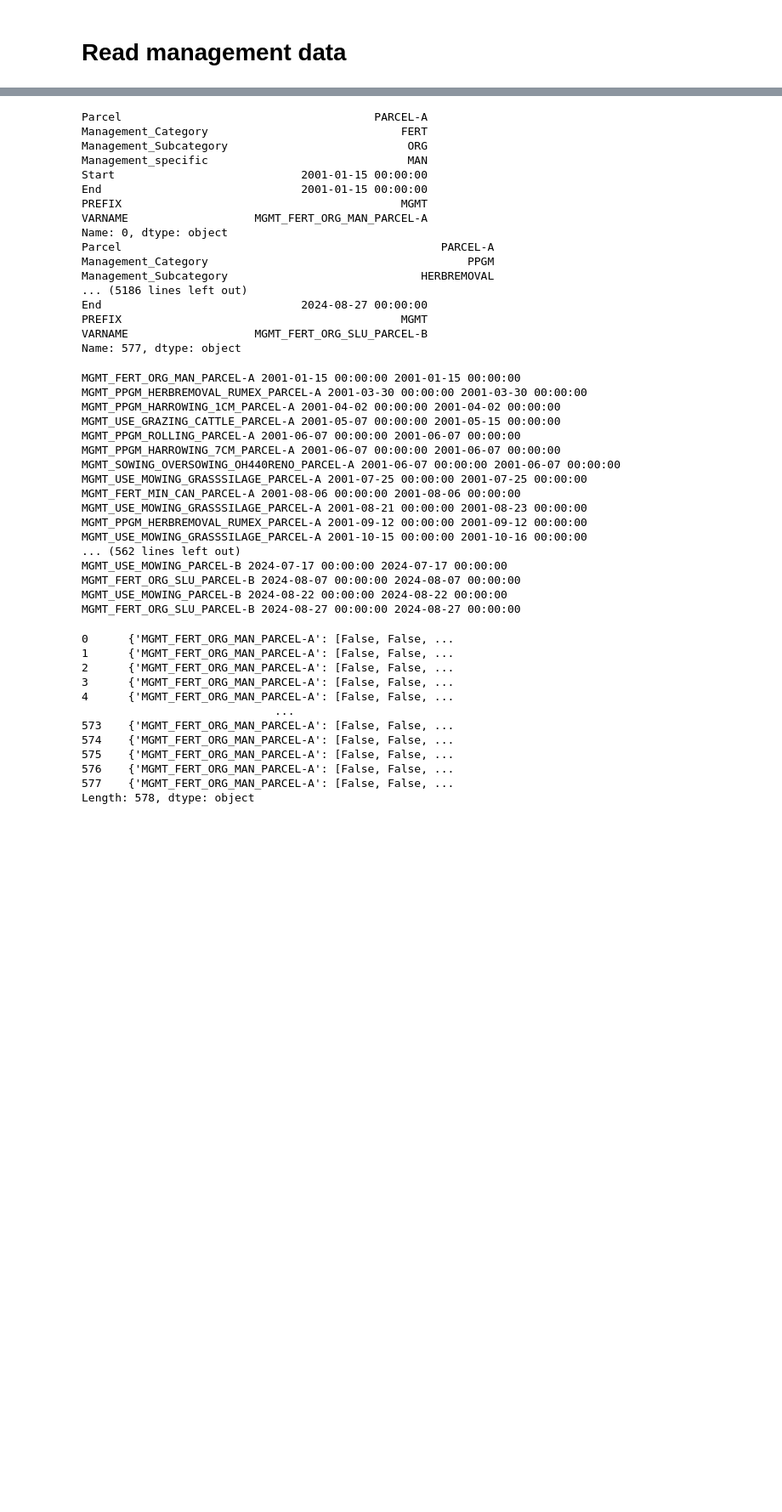
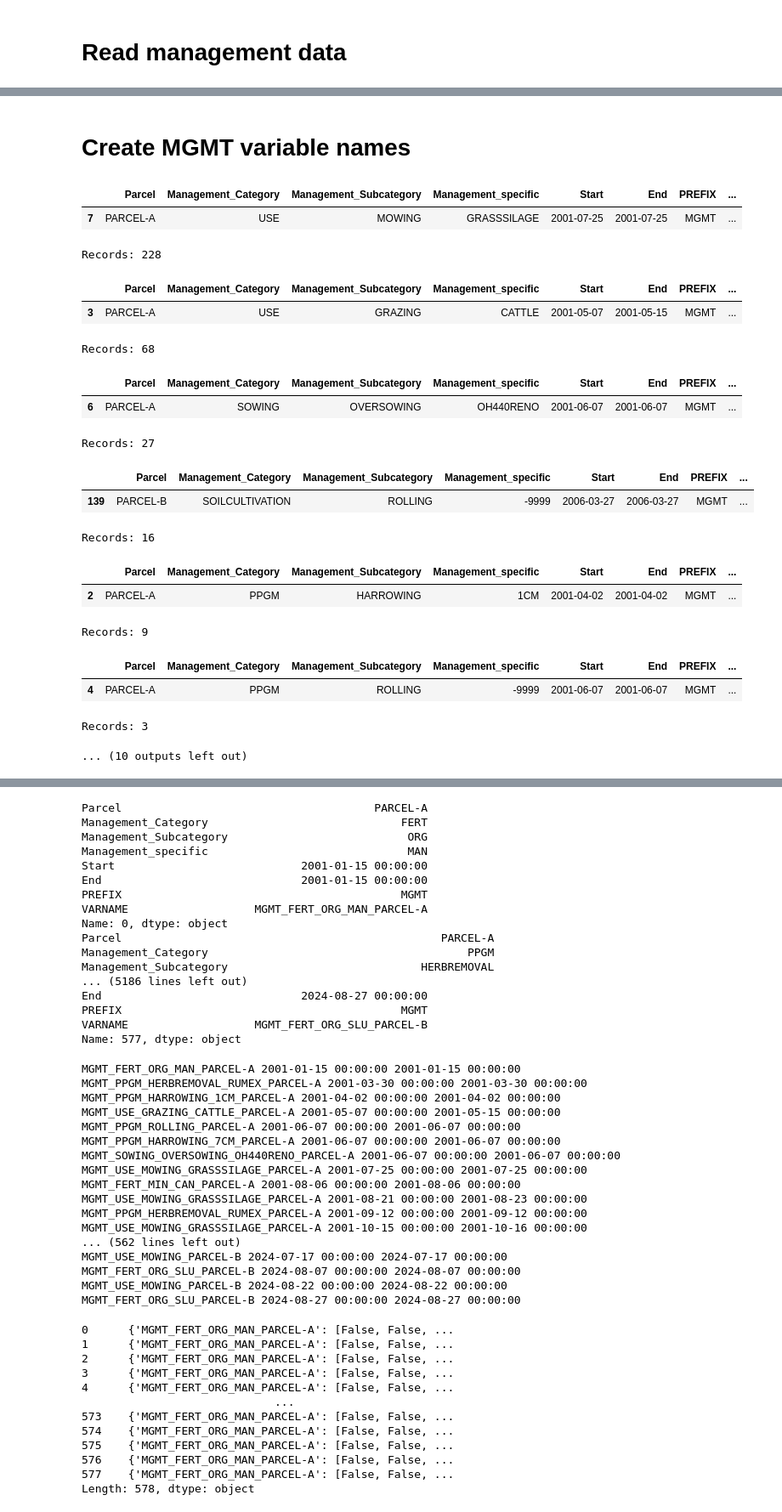
Before and after one commit to holukas/dataset_cha_fp2024_2005-2023, a Jupyter notebook: notebooks/15_MANAGEMENT/read.ipynb, the cells around one changed output, grey strips where cells are left out. Shown at 85% size. Saved outputs shown, nothing was run; the diff lists cells and outputs as text; code cells hidden in the pictures; blank space fills up the shorter version.

```diff
--- a/notebooks/15_MANAGEMENT/read.ipynb
+++ b/notebooks/15_MANAGEMENT/read.ipynb
@@ -162,0 +213,51 @@ counts_df.to_csv("management_consolidation.csv", index=False)
+# %% [markdown]
+# Create MGMT variable names
+# %%
+df['_TEMP'] = ''
+df['MGMT'] = ''
+
+def rename(startswith, replacewith):
+
+    locs = df['MGMT_SPECIFIC'].str.startswith(startswith)
+
+    df.loc[locs, '_TEMP'] = replacewith
+    df.loc[locs, 'MGMT'] = replacewith + "_" + df.loc[locs, 'Parcel']
+    display(df[locs].head(1))
+    print(f"Records: {len(df[locs])}")
+
+rename(startswith="MGMT_USE_MOWING", replacewith="MGMT_MOWING")
+
+rename(startswith="MGMT_USE_GRAZING", replacewith="MGMT_GRAZING")
+
+rename(startswith="MGMT_SOWING", replacewith="MGMT_SOWING")
+
+rename(startswith="MGMT_SOILCULTIVATION", replacewith="MGMT_SOILCULTIVATION")
+rename(startswith="MGMT_PPGM_HARROWING", replacewith="MGMT_SOILCULTIVATION")
+rename(startswith="MGMT_PPGM_ROLLING", replacewith="MGMT_SOILCULTIVATION")
+
+rename(startswith="MGMT_PPGM_PESTICIDE", replacewith="MGMT_PESTICIDE_HERBICIDE")
+rename(startswith="MGMT_PPGM_HERBREMOVAL", replacewith="MGMT_PESTICIDE_HERBICIDE")
+rename(startswith="MGMT_PPGM_HERBICIDE", replacewith="MGMT_PESTICIDE_HERBICIDE")
+
+rename(startswith="MGMT_FERT_ORG", replacewith="MGMT_FERT_ORG")
+rename(startswith="MGMT_FERT_MIN", replacewith="MGMT_FERT_MIN")
+# %% [output]
+|  | Parcel | Management_Category | Management_Subcategory | Management_specific | Start | End | PREFIX | ... |
+| 7 | PARCEL-A | USE | MOWING | GRASSSILAGE | 2001-07-25 | 2001-07-25 | MGMT | ... |
+Records: 228
+|  | Parcel | Management_Category | Management_Subcategory | Management_specific | Start | End | PREFIX | ... |
+| 3 | PARCEL-A | USE | GRAZING | CATTLE | 2001-05-07 | 2001-05-15 | MGMT | ... |
+Records: 68
+|  | Parcel | Management_Category | Management_Subcategory | Management_specific | Start | End | PREFIX | ... |
+| 6 | PARCEL-A | SOWING | OVERSOWING | OH440RENO | 2001-06-07 | 2001-06-07 | MGMT | ... |
+Records: 27
+|  | Parcel | Management_Category | Management_Subcategory | Management_specific | Start | End | PREFIX | ... |
+| 139 | PARCEL-B | SOILCULTIVATION | ROLLING | -9999 | 2006-03-27 | 2006-03-27 | MGMT | ... |
+Records: 16
+|  | Parcel | Management_Category | Management_Subcategory | Management_specific | Start | End | PREFIX | ... |
+| 2 | PARCEL-A | PPGM | HARROWING | 1CM | 2001-04-02 | 2001-04-02 | MGMT | ... |
+Records: 9
+|  | Parcel | Management_Category | Management_Subcategory | Management_specific | Start | End | PREFIX | ... |
+| 4 | PARCEL-A | PPGM | ROLLING | -9999 | 2001-06-07 | 2001-06-07 | MGMT | ... |
+Records: 3
+... (10 outputs left out)
```
Also changed, not shown: parts of 12 cells of this notebook, 3 other files.
